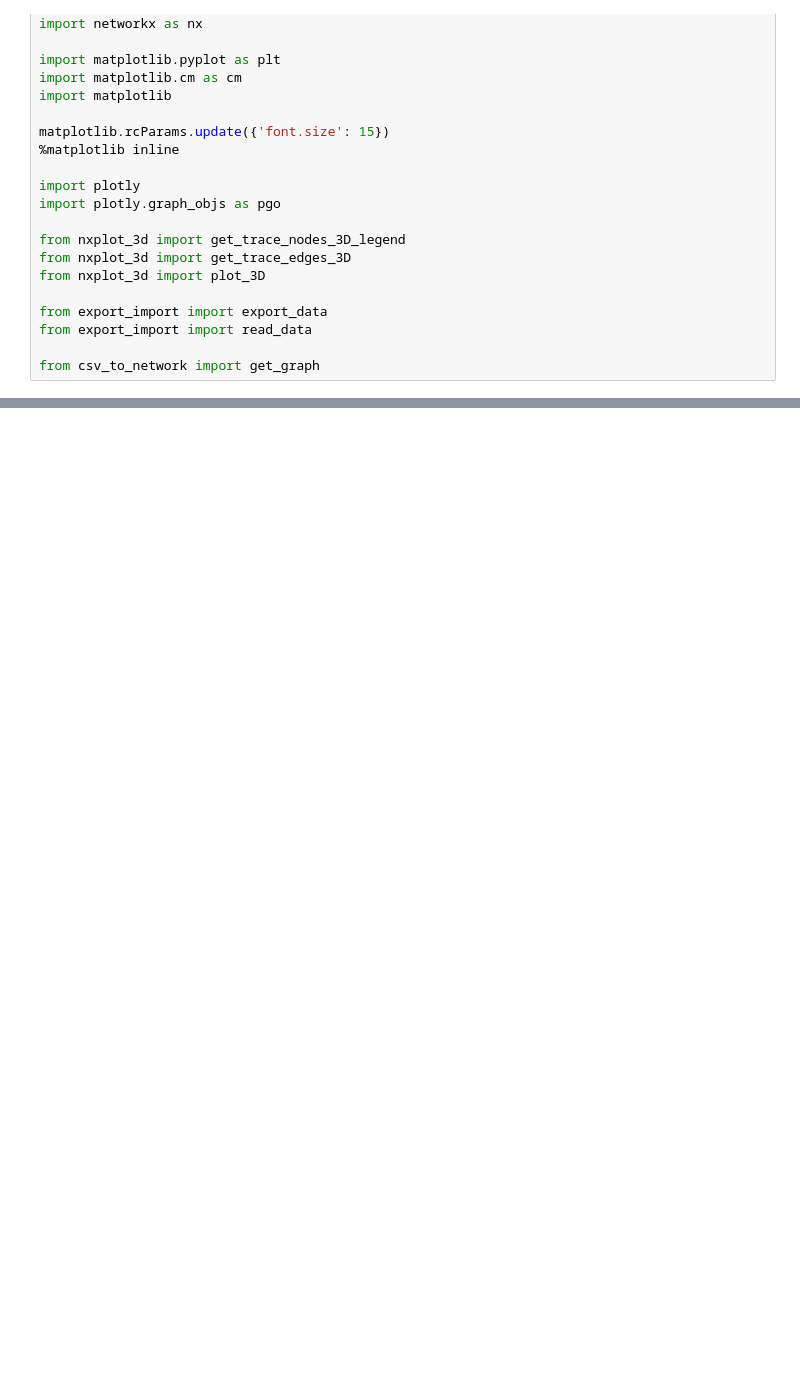
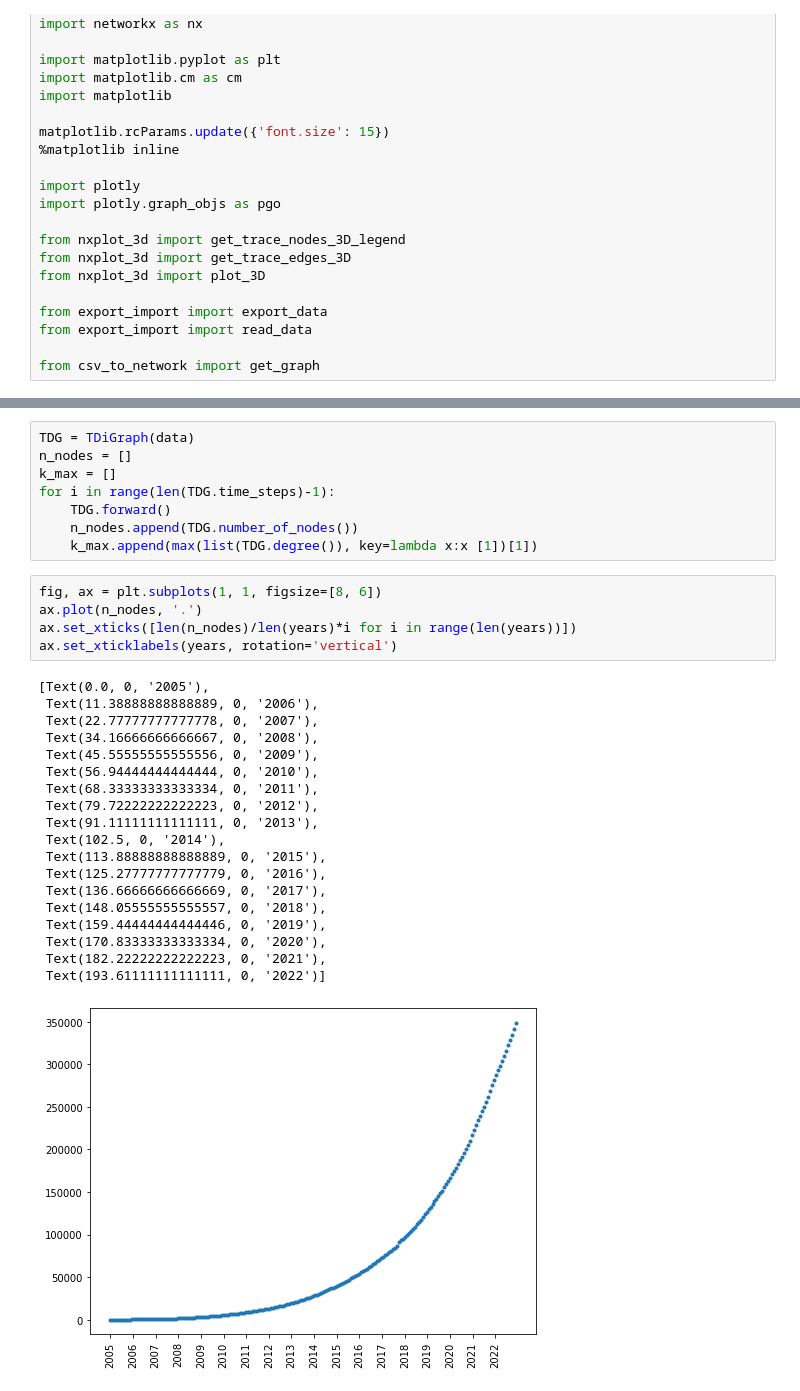
Before and after one commit to miksa234/vrproject, a Jupyter notebook: src/network_dynamic.ipynb, the cells around one changed output, grey strips where cells are left out. Saved outputs shown, nothing was run; the diff lists cells and outputs as text; blank space fills up the shorter version.

```diff
--- a/src/network_dynamic.ipynb
+++ b/src/network_dynamic.ipynb
@@ -118,0 +148,33 @@ plt.legend(loc='best')
+# %%
+TDG = TDiGraph(data)
+n_nodes = []
+k_max = []
+for i in range(len(TDG.time_steps)-1):
+    TDG.forward()
+    n_nodes.append(TDG.number_of_nodes())
+    k_max.append(max(list(TDG.degree()), key=lambda x:x [1])[1])
+# %%
+fig, ax = plt.subplots(1, 1, figsize=[8, 6])
+ax.plot(n_nodes, '.')
+ax.set_xticks([len(n_nodes)/len(years)*i for i in range(len(years))])
+ax.set_xticklabels(years, rotation='vertical')
+# %% [output]
+[Text(0.0, 0, '2005'),
+ Text(11.38888888888889, 0, '2006'),
+ Text(22.77777777777778, 0, '2007'),
+ Text(34.16666666666667, 0, '2008'),
+ Text(45.55555555555556, 0, '2009'),
+ Text(56.94444444444444, 0, '2010'),
+ Text(68.33333333333334, 0, '2011'),
+ Text(79.72222222222223, 0, '2012'),
+ Text(91.11111111111111, 0, '2013'),
+ Text(102.5, 0, '2014'),
+ Text(113.88888888888889, 0, '2015'),
+ Text(125.27777777777779, 0, '2016'),
+ Text(136.66666666666669, 0, '2017'),
+ Text(148.05555555555557, 0, '2018'),
+ Text(159.44444444444446, 0, '2019'),
+ Text(170.83333333333334, 0, '2020'),
+ Text(182.22222222222223, 0, '2021'),
+ Text(193.61111111111111, 0, '2022')]
+[figure, added]
```
Also changed, not shown: parts of 15 cells of this notebook, 28 other files.
